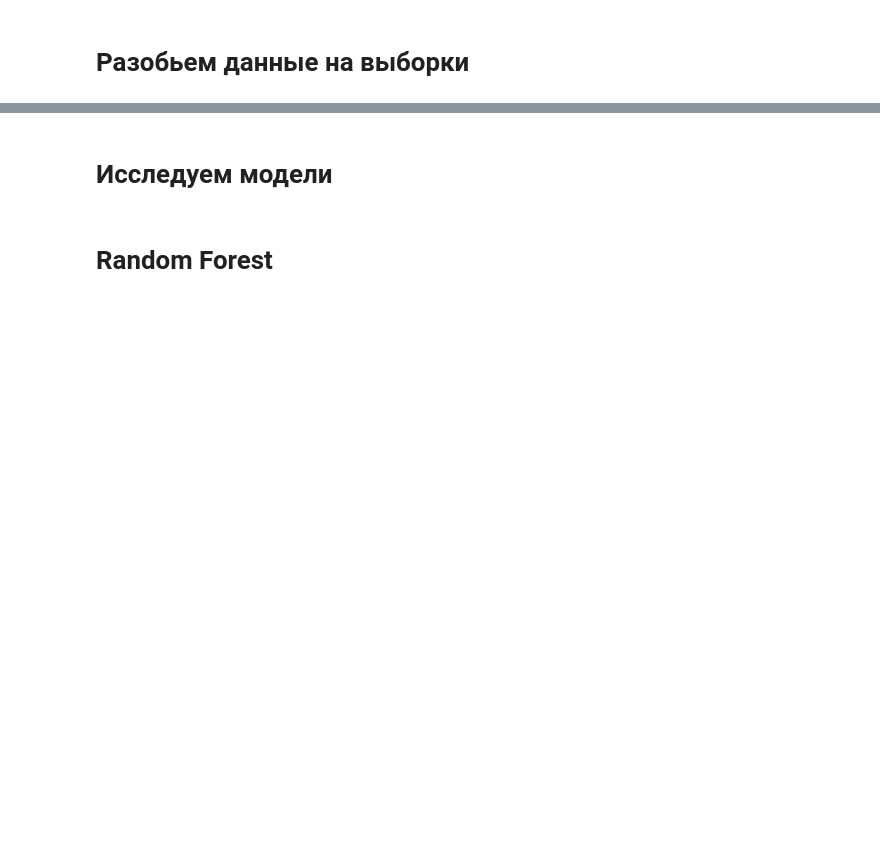
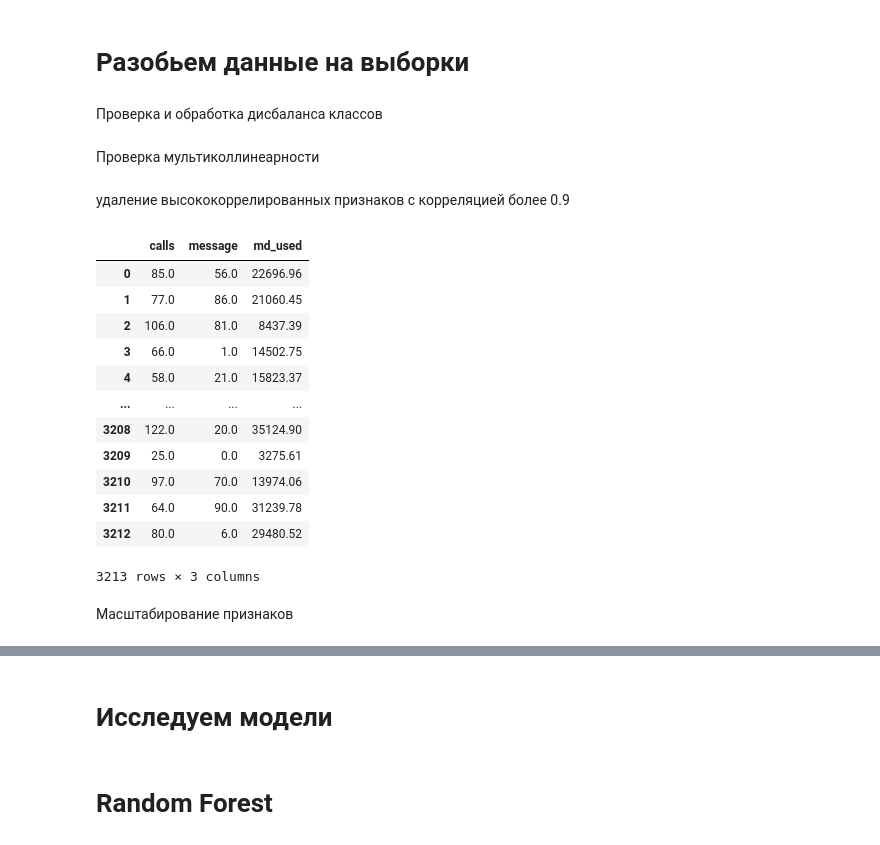
Before and after one commit to samurai921/task_sklearn, a Jupyter notebook: task_1.ipynb, the cells around one changed output, grey strips where cells are left out. Saved outputs shown, nothing was run; the diff lists cells and outputs as text; code cells hidden in the pictures; blank space fills up the shorter version.

```diff
--- a/task_1.ipynb
+++ b/task_1.ipynb
@@ -124,3 +236,5 @@ sns.heatmap(df_tarific.query('is_ultra == 0').drop('is_ultra', axis=1).corr(), a
 # %%
 X = df_tarific.drop(columns=['is_ultra'])
 Y = df_tarific['is_ultra']
+# %% [markdown]
+Проверка и обработка дисбаланса классов
@@ -126,0 +250,32 @@ Y = df_tarific['is_ultra']
+# %% [markdown]
+Проверка мультиколлинеарности
+# %% [markdown]
+удаление высококоррелированных признаков с корреляцией более 0.9
+# %%
+corr_matrix = X.corr()
+high_corr_features = set()
+for i in range(len(corr_matrix.columns)):
+    for j in range(i):
+        if abs(corr_matrix.iloc[i, j]) > 0.9:
+            colname = corr_matrix.columns[i]
+            high_corr_features.add(colname)
+
+df_tarific_filtered = X.drop(columns=high_corr_features)
+# %%
+df_tarific_filtered
+# %% [output]
+|  | calls | message | md_used |
+| 0 | 85.0 | 56.0 | 22696.96 |
+| 1 | 77.0 | 86.0 | 21060.45 |
+| 2 | 106.0 | 81.0 | 8437.39 |
+| 3 | 66.0 | 1.0 | 14502.75 |
+| 4 | 58.0 | 21.0 | 15823.37 |
+| ... | ... | ... | ... |
+| 3208 | 122.0 | 20.0 | 35124.90 |
+| 3209 | 25.0 | 0.0 | 3275.61 |
+| 3210 | 97.0 | 70.0 | 13974.06 |
+| 3211 | 64.0 | 90.0 | 31239.78 |
+| 3212 | 80.0 | 6.0 | 29480.52 |
+3213 rows × 3 columns
+# %% [markdown]
+Масштабирование признаков
```
Also changed, not shown: parts of 54 cells of this notebook.
